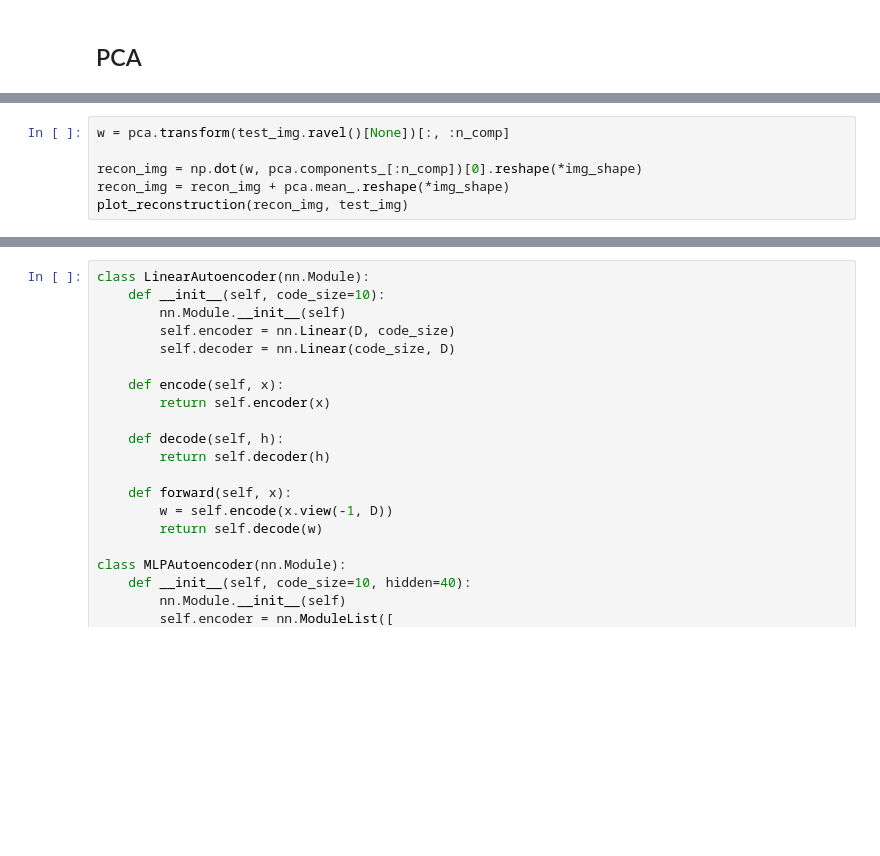
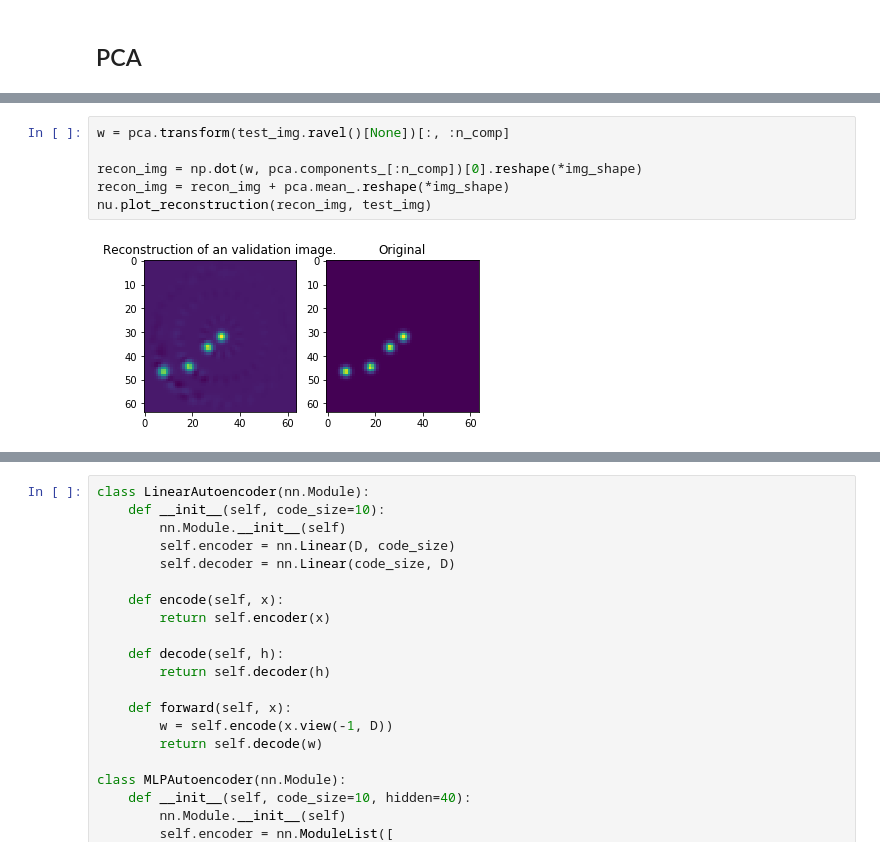
Before and after one commit to Lapu-Lapu/deep-lvm-pose-tracking, a Jupyter notebook: notebooks/toy_data.ipynb, the cells around one changed output, grey strips where cells are left out. Saved outputs shown, nothing was run; the diff lists cells and outputs as text; blank space fills up the shorter version.

```diff
--- a/notebooks/toy_data.ipynb
+++ b/notebooks/toy_data.ipynb
@@ -160,9 +168,11 @@ plt.show()
 # %%
 w = pca.transform(test_img.ravel()[None])[:, :n_comp]
 
 recon_img = np.dot(w, pca.components_[:n_comp])[0].reshape(*img_shape)
 recon_img = recon_img + pca.mean_.reshape(*img_shape)
-plot_reconstruction(recon_img, test_img)
+nu.plot_reconstruction(recon_img, test_img)
+# %% [output]
+[figure, added]
 # %%
 # dataloader = {'train': data_loader,
 #               'val': val_loader}
```
Also changed, not shown: parts of 49 cells of this notebook, 1 other file.
